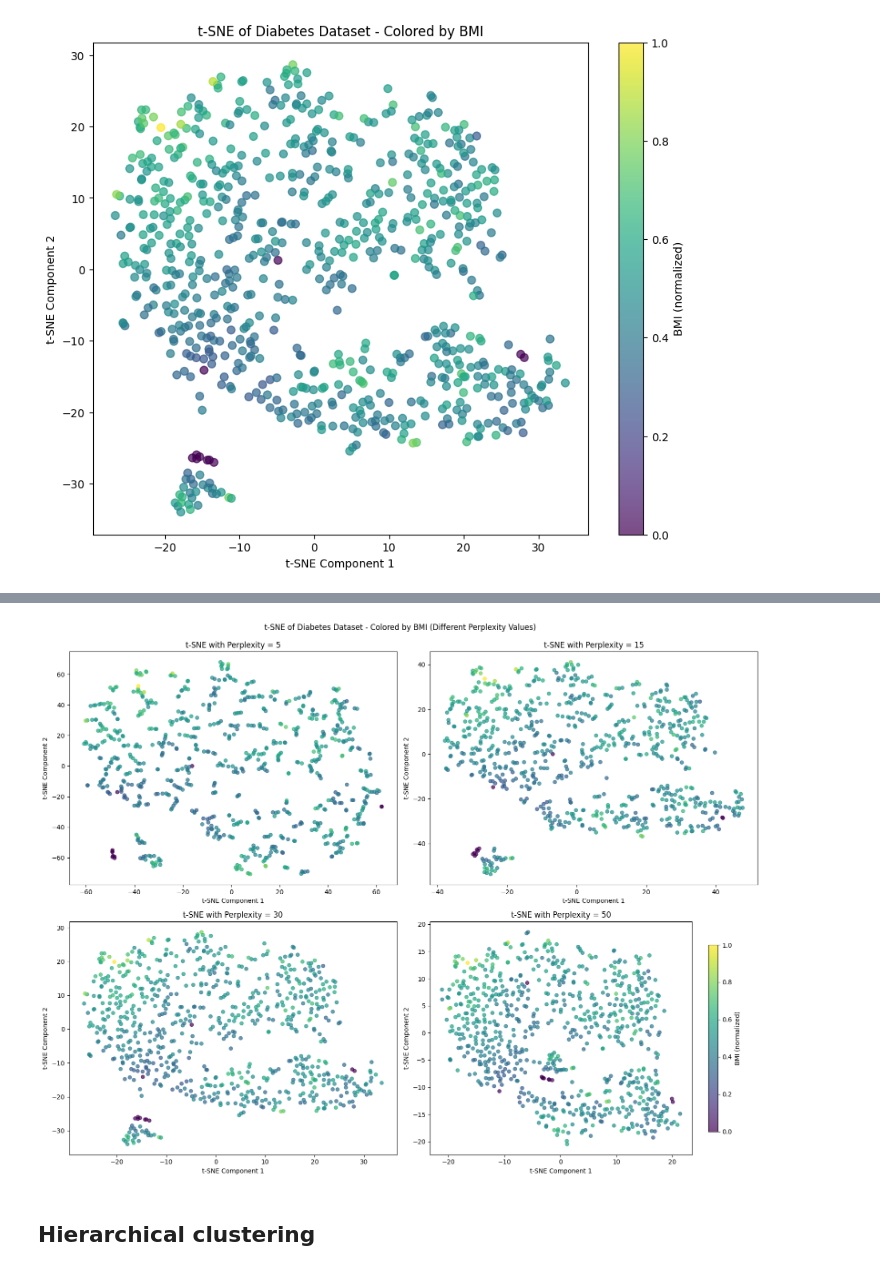
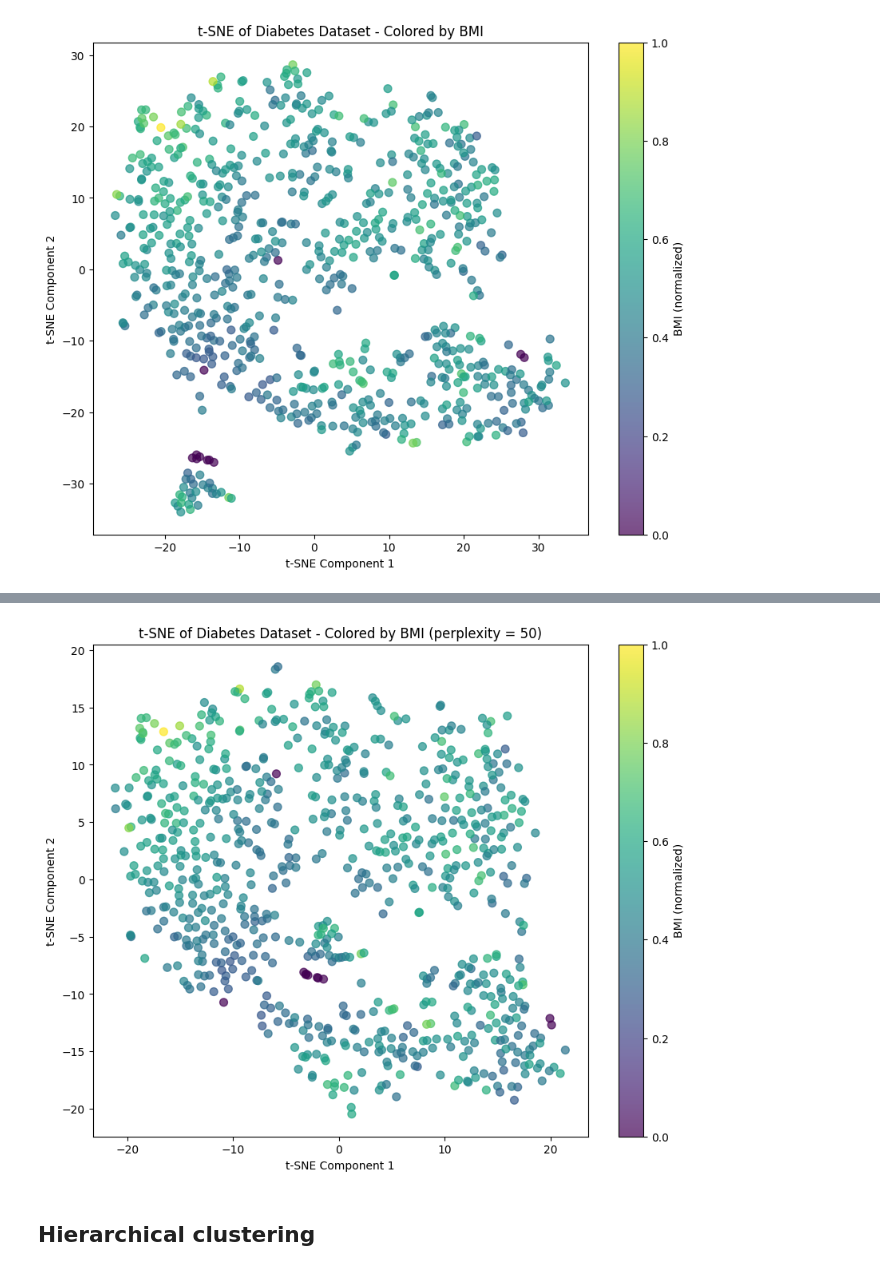
Before and after one commit to neelsoumya/python_machine_learning, a Jupyter notebook: EHR_data_unsupervised_learning.ipynb, the cells around one changed output, grey strips where cells are left out. Cells and saved outputs as stored; diff of their text form; code cells hidden in the pictures.

```diff
--- a/EHR_data_unsupervised_learning.ipynb
+++ b/EHR_data_unsupervised_learning.ipynb
@@ -290,34 +329,57 @@ plt.show()
+# %%
+# Exclude the target column for t-SNE
+# Already done (so commenting out)
+# features_for_tsne = df_normalized.drop(columns=['Outcome', 'Cluster'])
+
+# Apply t-SNE
+tsne = TSNE(n_components=2, random_state=42, perplexity=50, n_iter=1000)
+tsne_results = tsne.fit_transform(features_for_tsne)
+
+# Create a DataFrame for the t-SNE results
+tsne_df = pd.DataFrame(data=tsne_results, columns=['TSNE1', 'TSNE2'])
+#tsne_df['Outcome'] = df_normalized['Outcome'].values
+#tsne_df['Cluster'] = df_normalized['Cluster'].values
+
+# Visualize t-SNE colored by BMI
+plt.figure(figsize=(10, 8))
+scatter = plt.scatter(tsne_df['TSNE1'], tsne_df['TSNE2'], c=df_normalized['BMI'],
+                     cmap='viridis', alpha=0.7, s=50)
+plt.colorbar(scatter, label='BMI (normalized)')
+plt.title('t-SNE of Diabetes Dataset - Colored by BMI (perplexity = 50)')
+plt.xlabel('t-SNE Component 1')
+plt.ylabel('t-SNE Component 2')
+plt.show()
+# %% [output]
+[figure, added]
 # %%
-# Exclude the target column for t-SNE
-# features_for_tsne = df_normalized.drop(columns=['Outcome', 'Cluster'])
 
 # Try different perplexity values
-perplexity_values = [5, 15, 30, 50]
+#perplexity_values = [5, 15, 30, 50]
 
 # Create subplots for different perplexity values
-fig, axes = plt.subplots(2, 2, figsize=(16, 12))
-axes = axes.ravel()
+#fig, axes = plt.subplots(2, 2, figsize=(16, 12))
+#axes = axes.ravel()
 
-for i, perplexity in enumerate(perplexity_values):
+#for i, perplexity in enumerate(perplexity_values):
     # Apply t-SNE with current perplexity
-    tsne = TSNE(n_components=2, random_state=42, perplexity=perplexity, n_iter=1000)
-    tsne_results = tsne.fit_transform(features_for_tsne)
+    #tsne = TSNE(n_components=2, random_state=42, perplexity=perplexity, n_iter=1000)
+    #tsne_results = tsne.fit_transform(features_for_tsne)
 
     # Create scatter plot colored by BMI
-    scatter = axes[i].scatter(tsne_results[:, 0], tsne_results[:, 1],
-                             c=df_normalized['BMI'], cmap='viridis', alpha=0.7, s=30)
-    axes[i].set_title(f't-SNE with Perplexity = {perplexity}')
-    axes[i].set_xlabel('t-SNE Component 1')
-    axes[i].set_ylabel('t-SNE Component 2')
+    #scatter = axes[i].scatter(tsne_results[:, 0], tsne_results[:, 1],
+    #                         c=df_normalized['BMI'], cmap='viridis', alpha=0.7, s=30)
+    #axes[i].set_title(f't-SNE with Perplexity = {perplexity}')
+    #axes[i].set_xlabel('t-SNE Component 1')
+    #axes[i].set_ylabel('t-SNE Component 2')
 
     # Add colorbar to the last subplot
-    if i == len(perplexity_values) - 1:
-        cbar = plt.colorbar(scatter, ax=axes[i], shrink=0.8)
-        cbar.set_label('BMI (normalized)')
+    #if i == len(perplexity_values) - 1:
+        #cbar = plt.colorbar(scatter, ax=axes[i], shrink=0.8)
+        #cbar.set_label('BMI (normalized)')
 
-plt.tight_layout()
-plt.suptitle('t-SNE of Diabetes Dataset - Colored by BMI (Different Perplexity Values)', y=1.02)
-plt.show()
+#plt.tight_layout()
+#plt.suptitle('t-SNE of Diabetes Dataset - Colored by BMI (Different Perplexity Values)', y=1.02)
+#plt.show()
 
 # Also create a single detailed plot with the best perplexity (you can adjust this)
 #best_perplexity = 30  # You can change this based on the results above
@@ -332,8 +394,6 @@ plt.show()
 #plt.xlabel('t-SNE Component 1')
 #plt.ylabel('t-SNE Component 2')
 #plt.show()
-# %% [output]
-[figure, removed]
 # %% [markdown]
 ## Hierarchical clustering
 # %%
```
Also changed, not shown: parts of 3 cells of this notebook.
